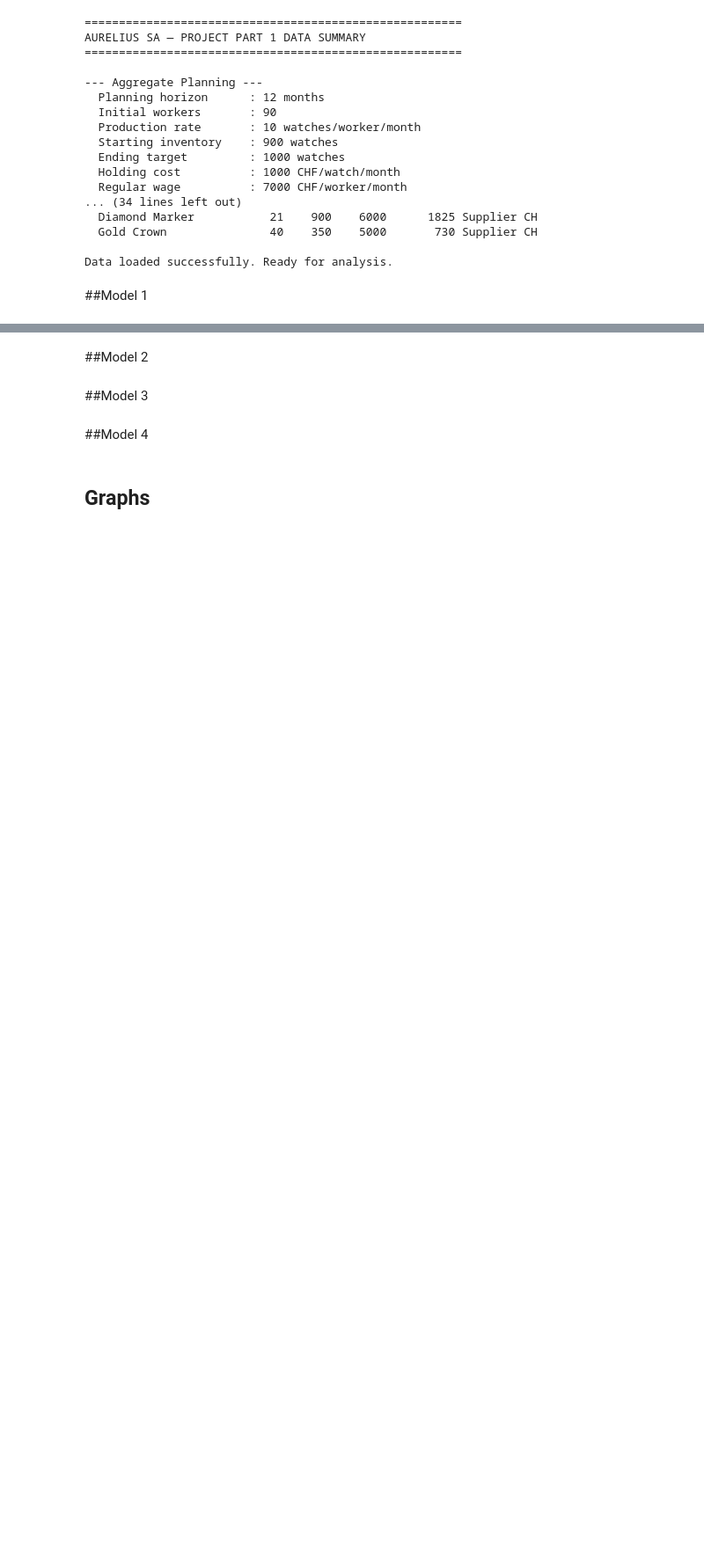
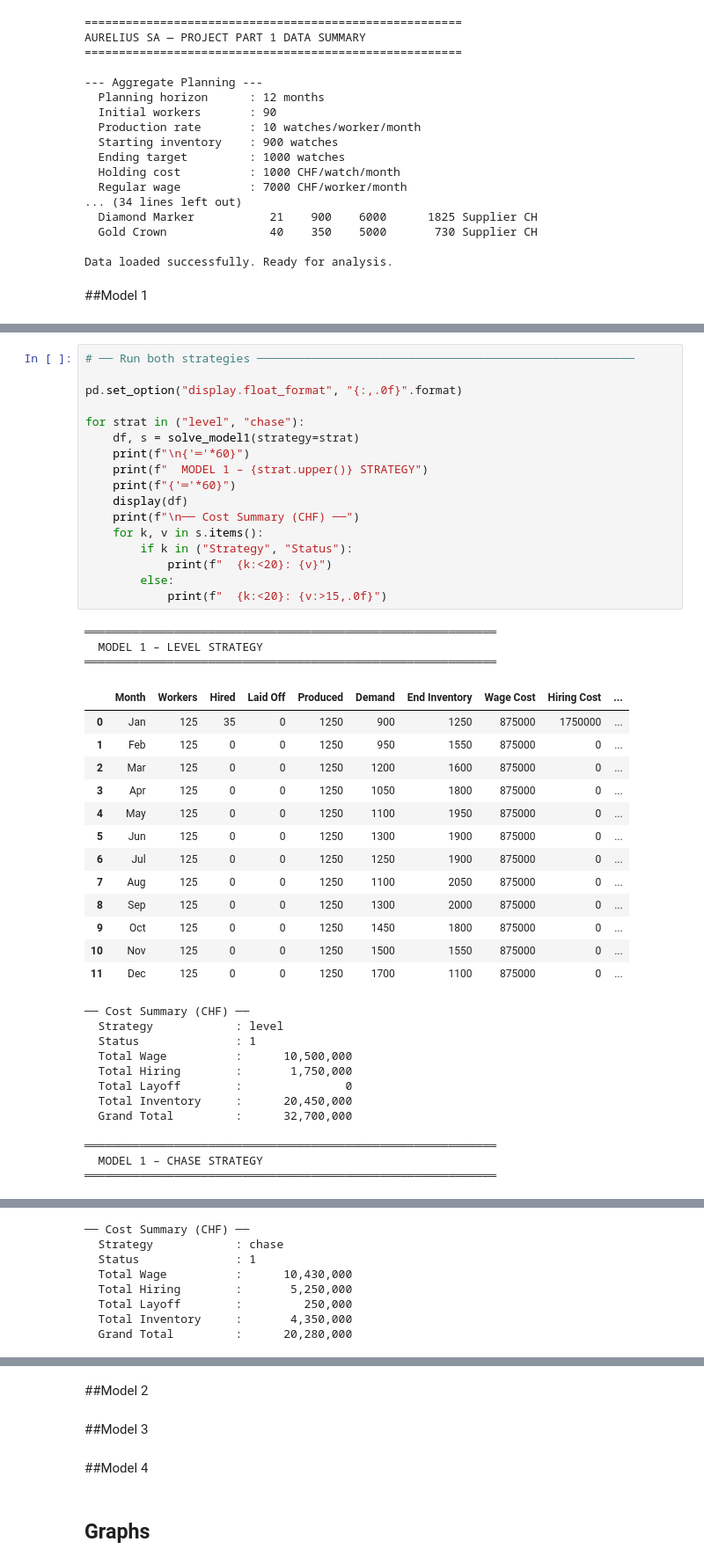
Before and after one commit to twillixa/PPS, a Jupyter notebook: Main.ipynb, the cells around one changed output, grey strips where cells are left out. Shown at 88% size. Cells and saved outputs as stored; diff of their text form; blank space fills up the shorter version.

```diff
--- a/Main.ipynb
+++ b/Main.ipynb
@@ -253,0 +344,46 @@ Data loaded successfully. Ready for analysis.
+# %%
+# ── Run both strategies ───────────────────────────────────────────────────────
+
+pd.set_option("display.float_format", "{:,.0f}".format)
+
+for strat in ("level", "chase"):
+    df, s = solve_model1(strategy=strat)
+    print(f"\n{'═'*60}")
+    print(f"  MODEL 1 – {strat.upper()} STRATEGY")
+    print(f"{'═'*60}")
+    display(df)
+    print(f"\n── Cost Summary (CHF) ──")
+    for k, v in s.items():
+        if k in ("Strategy", "Status"):
+            print(f"  {k:<20}: {v}")
+        else:
+            print(f"  {k:<20}: {v:>15,.0f}")
+# %% [output]
+════════════════════════════════════════════════════════════
+  MODEL 1 – LEVEL STRATEGY
+════════════════════════════════════════════════════════════
+|  | Month | Workers | Hired | Laid Off | Produced | Demand | End Inventory | Wage Cost | Hiring Cost | ... |
+| 0 | Jan | 125 | 35 | 0 | 1250 | 900 | 1250 | 875000 | 1750000 | ... |
+| 1 | Feb | 125 | 0 | 0 | 1250 | 950 | 1550 | 875000 | 0 | ... |
+| 2 | Mar | 125 | 0 | 0 | 1250 | 1200 | 1600 | 875000 | 0 | ... |
+| 3 | Apr | 125 | 0 | 0 | 1250 | 1050 | 1800 | 875000 | 0 | ... |
+| 4 | May | 125 | 0 | 0 | 1250 | 1100 | 1950 | 875000 | 0 | ... |
+| 5 | Jun | 125 | 0 | 0 | 1250 | 1300 | 1900 | 875000 | 0 | ... |
+| 6 | Jul | 125 | 0 | 0 | 1250 | 1250 | 1900 | 875000 | 0 | ... |
+| 7 | Aug | 125 | 0 | 0 | 1250 | 1100 | 2050 | 875000 | 0 | ... |
+| 8 | Sep | 125 | 0 | 0 | 1250 | 1300 | 2000 | 875000 | 0 | ... |
+| 9 | Oct | 125 | 0 | 0 | 1250 | 1450 | 1800 | 875000 | 0 | ... |
+| 10 | Nov | 125 | 0 | 0 | 1250 | 1500 | 1550 | 875000 | 0 | ... |
+| 11 | Dec | 125 | 0 | 0 | 1250 | 1700 | 1100 | 875000 | 0 | ... |
+── Cost Summary (CHF) ──
+  Strategy            : level
+  Status              : 1
+  Total Wage          :      10,500,000
+  Total Hiring        :       1,750,000
+  Total Layoff        :               0
+  Total Inventory     :      20,450,000
+  Grand Total         :      32,700,000
+
+════════════════════════════════════════════════════════════
+  MODEL 1 – CHASE STRATEGY
+════════════════════════════════════════════════════════════
@@ -253,0 +403,8 @@ Data loaded successfully. Ready for analysis.
+── Cost Summary (CHF) ──
+  Strategy            : chase
+  Status              : 1
+  Total Wage          :      10,430,000
+  Total Hiring        :       5,250,000
+  Total Layoff        :         250,000
+  Total Inventory     :       4,350,000
+  Grand Total         :      20,280,000
```
Also changed, not shown: parts of 5 cells of this notebook.
